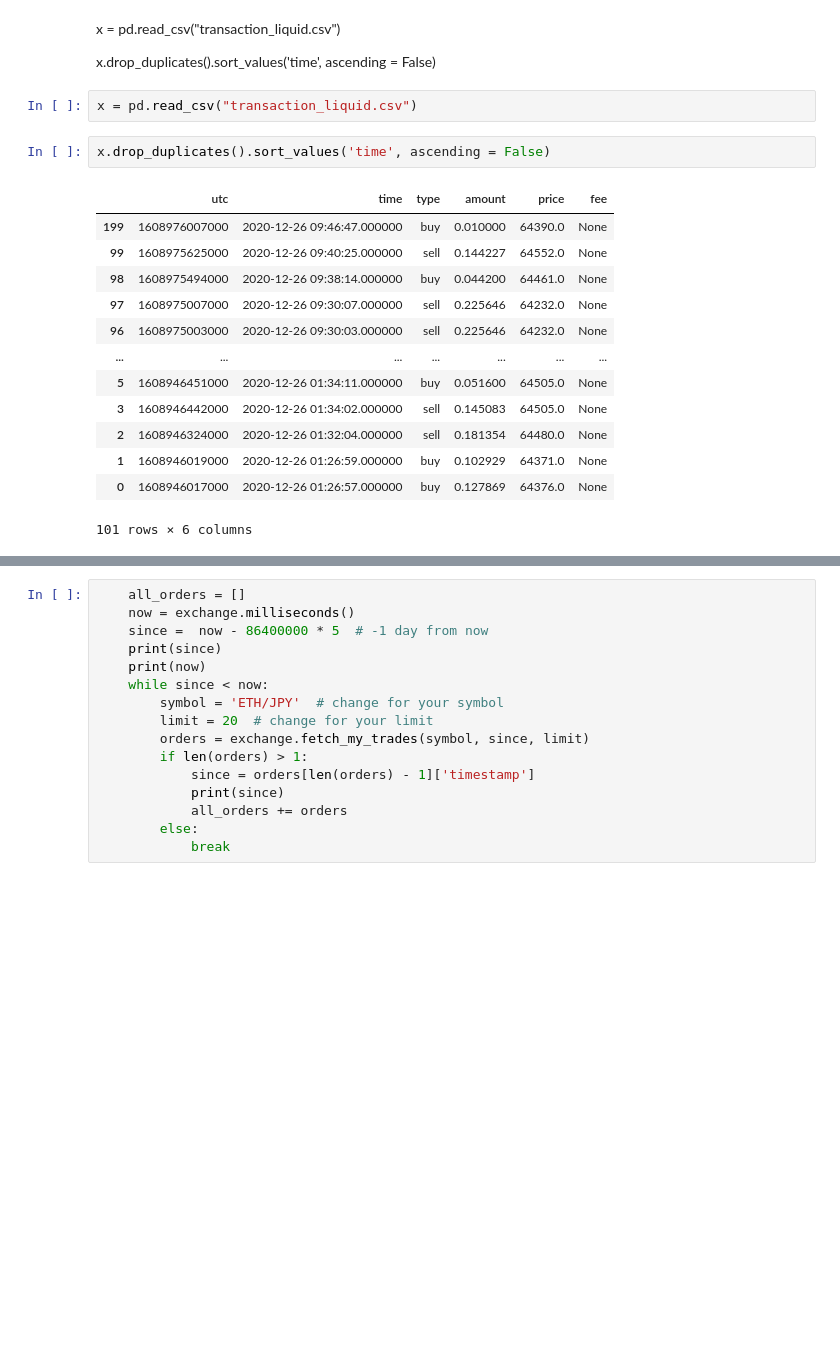
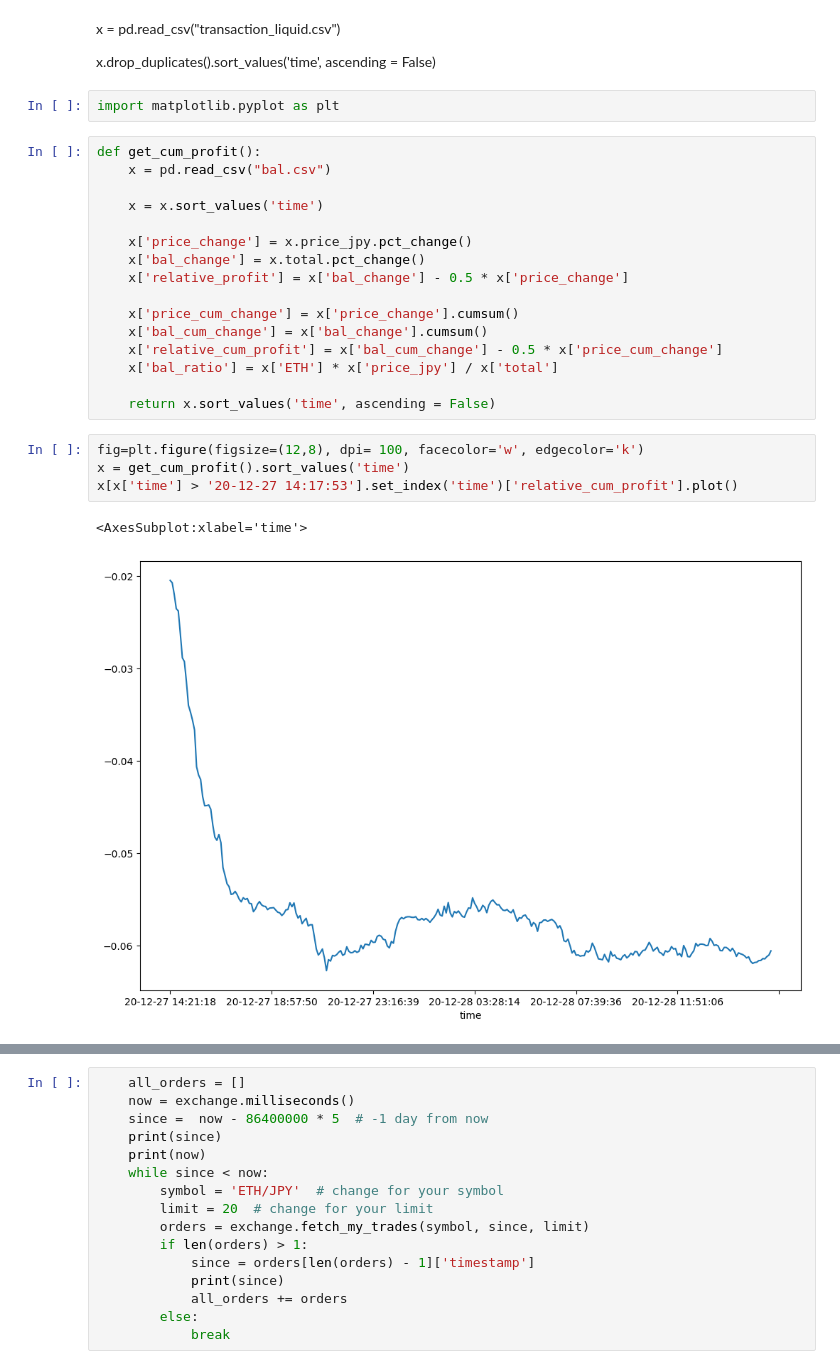
Before and after one commit to jianwang0212/napoli_gang, a Jupyter notebook: engine.ipynb, the cells around one changed output, grey strips where cells are left out. Saved outputs shown, nothing was run; the diff lists cells and outputs as text; blank space fills up the shorter version.

```diff
--- a/engine.ipynb
+++ b/engine.ipynb
@@ -15,21 +15,28 @@ liquid = ccxt.liquid({
 x = pd.read_csv("transaction_liquid.csv")
 
 x.drop_duplicates().sort_values('time', ascending = False)
-# %%
-x = pd.read_csv("transaction_liquid.csv")
-# %%
-x.drop_duplicates().sort_values('time', ascending = False)
-# %% [output]
-|  | utc | time | type | amount | price | fee |
-| 199 | 1608976007000 | 2020-12-26 09:46:47.000000 | buy | 0.010000 | 64390.0 | None |
-| 99 | 1608975625000 | 2020-12-26 09:40:25.000000 | sell | 0.144227 | 64552.0 | None |
-| 98 | 1608975494000 | 2020-12-26 09:38:14.000000 | buy | 0.044200 | 64461.0 | None |
-| 97 | 1608975007000 | 2020-12-26 09:30:07.000000 | sell | 0.225646 | 64232.0 | None |
-| 96 | 1608975003000 | 2020-12-26 09:30:03.000000 | sell | 0.225646 | 64232.0 | None |
-| ... | ... | ... | ... | ... | ... | ... |
-| 5 | 1608946451000 | 2020-12-26 01:34:11.000000 | buy | 0.051600 | 64505.0 | None |
-| 3 | 1608946442000 | 2020-12-26 01:34:02.000000 | sell | 0.145083 | 64505.0 | None |
-| 2 | 1608946324000 | 2020-12-26 01:32:04.000000 | sell | 0.181354 | 64480.0 | None |
-| 1 | 1608946019000 | 2020-12-26 01:26:59.000000 | buy | 0.102929 | 64371.0 | None |
-| 0 | 1608946017000 | 2020-12-26 01:26:57.000000 | buy | 0.127869 | 64376.0 | None |
-101 rows × 6 columns
+# %%
+import matplotlib.pyplot as plt
+# %%
+def get_cum_profit():
+    x = pd.read_csv("bal.csv")
+
+    x = x.sort_values('time')
+
+    x['price_change'] = x.price_jpy.pct_change()
+    x['bal_change'] = x.total.pct_change()
+    x['relative_profit'] = x['bal_change'] - 0.5 * x['price_change']
+
+    x['price_cum_change'] = x['price_change'].cumsum()
+    x['bal_cum_change'] = x['bal_change'].cumsum()
+    x['relative_cum_profit'] = x['bal_cum_change'] - 0.5 * x['price_cum_change']
+    x['bal_ratio'] = x['ETH'] * x['price_jpy'] / x['total']
+
+    return x.sort_values('time', ascending = False)
+# %%
+fig=plt.figure(figsize=(12,8), dpi= 100, facecolor='w', edgecolor='k')
+x = get_cum_profit().sort_values('time')
+x[x['time'] > '20-12-27 14:17:53'].set_index('time')['relative_cum_profit'].plot()
+# %% [output]
+<AxesSubplot:xlabel='time'>
+[figure, added]
```
Also changed, not shown: parts of 13 cells of this notebook, 5 other files.
